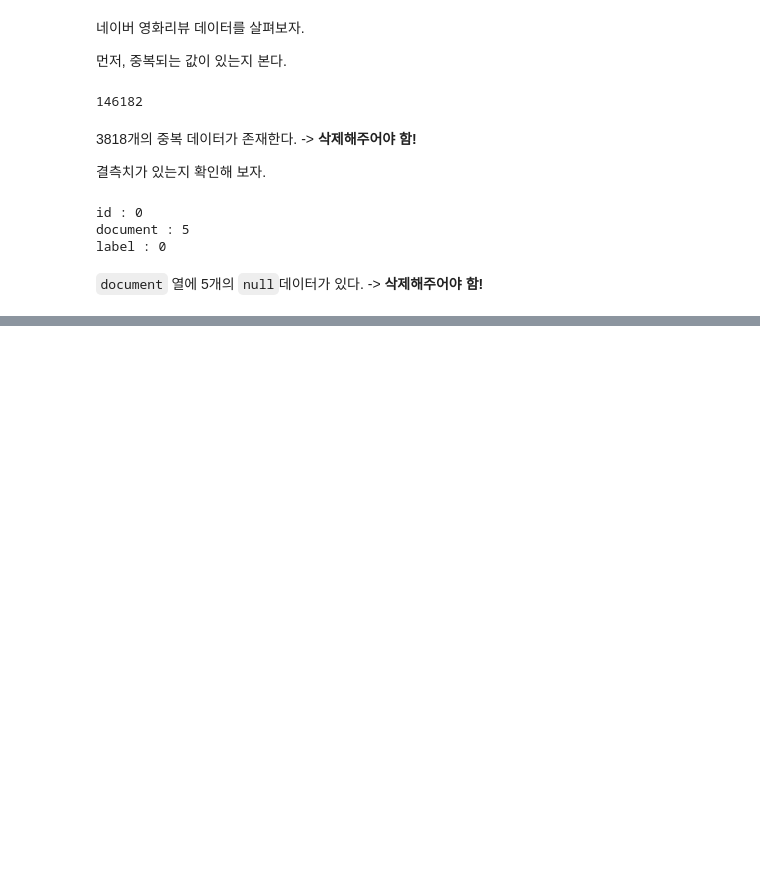
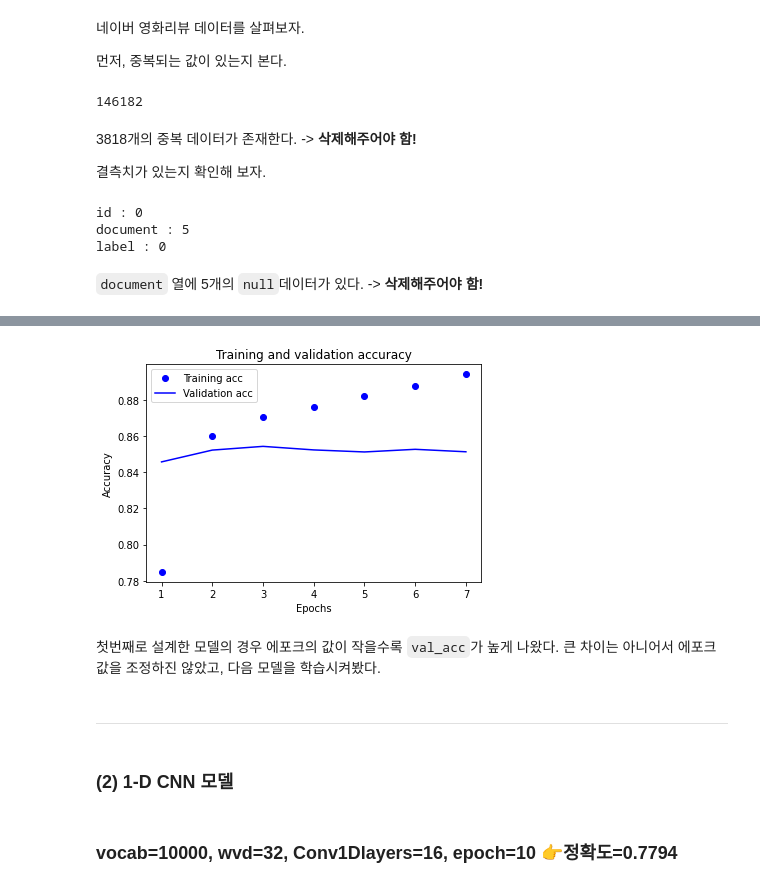
Before and after one commit to orangejuice0302/-AIFFEL-Exploration, a Jupyter notebook: [E-06] Sentimental_Analysis.ipynb, the cells around one changed output, grey strips where cells are left out. Saved outputs shown, nothing was run; the diff lists cells and outputs as text; code cells hidden in the pictures; blank space fills up the shorter version.

```diff
--- a/[E-06] Sentimental_Analysis.ipynb
+++ b/[E-06] Sentimental_Analysis.ipynb
@@ -130,0 +216,10 @@ def get_decoded_sentences(encoded_sentences, index_to_word):
+# %%
+from sklearn.model_selection import train_test_split
+X_train, X_val, y_train, y_val = train_test_split(X_train,
+                                                  y_train,
+                                                  test_size=0.2,
+                                                  shuffle=True,
+                                                  random_state=34)
+
+print(len(X_train))
+print(len(X_val))
@@ -130,0 +377,21 @@ def get_decoded_sentences(encoded_sentences, index_to_word):
+# %%
+plt.clf()   # 그림을 초기화합니다
+
+plt.plot(epochs, acc, 'bo', label='Training acc')
+plt.plot(epochs, val_acc, 'b', label='Validation acc')
+plt.title('Training and validation accuracy')
+plt.xlabel('Epochs')
+plt.ylabel('Accuracy')
+plt.legend()
+
+plt.show()
+# %% [output]
+[figure, added]
+# %% [markdown]
+첫번째로 설계한 모델의 경우 에포크의 값이 작을수록 `val_acc`가 높게 나왔다. 큰 차이는 아니어서 에포크값을 조정하진 않았고, 다음 모델을 학습시켜봤다.
+# %% [markdown]
+___
+# %% [markdown]
+### (2) 1-D CNN 모델
+# %% [markdown]
+### vocab=10000, wvd=32, Conv1Dlayers=16, epoch=10 👉정확도=0.7794
```
Also changed, not shown: parts of 97 cells of this notebook.
